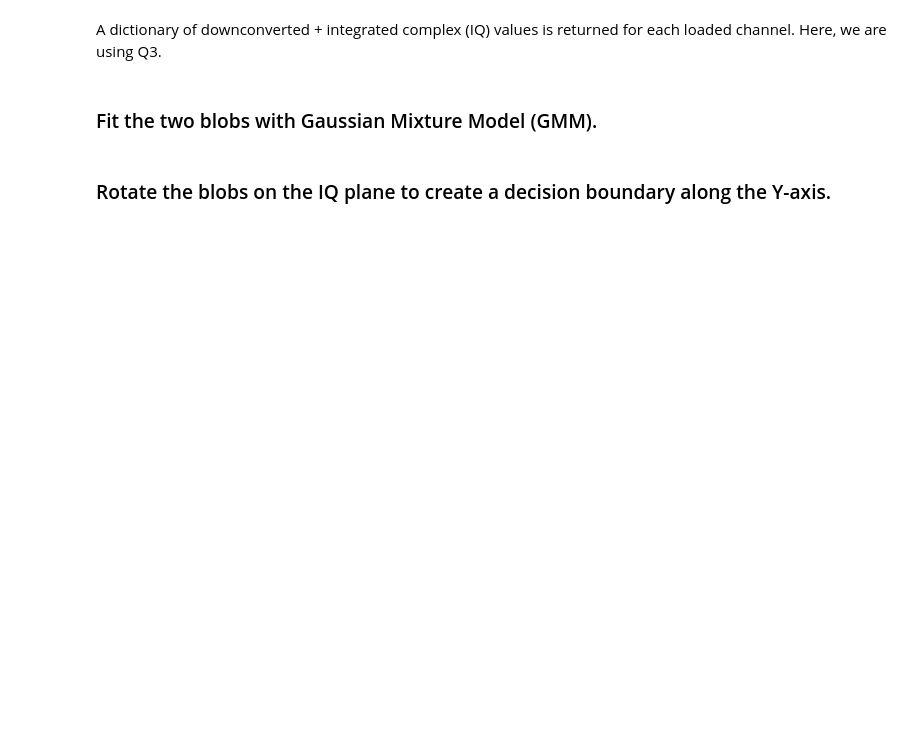
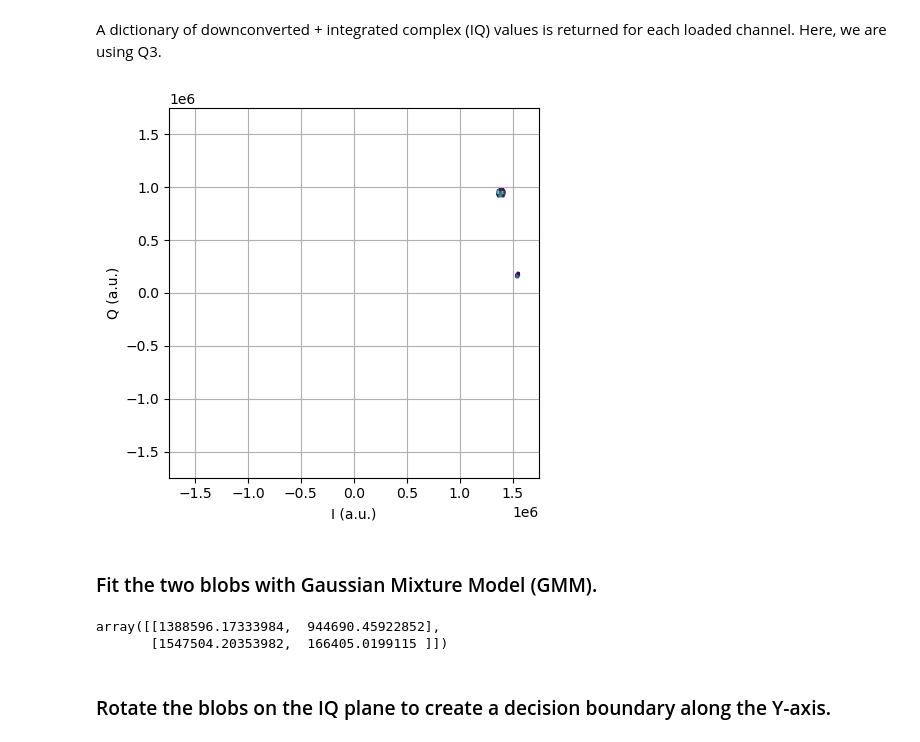
Before and after one commit to ghuangatlbl/qubictutorial, a Jupyter notebook: Part2-HardwareDemo.ipynb, the cells around one changed output. Saved outputs shown, nothing was run; the diff lists cells and outputs as text; code cells hidden in the pictures; blank space fills up the shorter version.

```diff
--- a/Part2-HardwareDemo.ipynb
+++ b/Part2-HardwareDemo.ipynb
@@ -94,10 +135,10 @@ Define a circuit with calibrated gates / parameters.
 circuit_2 = [
 
     # play a pi/2 pulse on Q3
-    {'name': 'X90', 'qubit': 'Q3', 'modi':{(0, 'amp'): 0.80, (0, 'freq'): 400e6}},
+    {'name': 'X90', 'qubit': 'Q0', 'modi':{(0, 'amp'): 0.80, (0, 'freq'): 400e6}},
 
     # play two pi/2 pulses on Q3 and Q6 simultaneously
-    {'name': 'X90', 'qubit': 'Q3'},
+    {'name': 'X90', 'qubit': 'Q0'},
     {'name': 'X90', 'qubit': 'Q6'},
 
     # add delay
@@ -107,10 +148,10 @@ circuit_2 = [
     {'name': 'CNOT', 'qubit': ['Q3','Q6']},
 
     # schedule barrier
-    {'name': 'barrier', 'qubit': ['Q3','Q6']},
+    {'name': 'barrier', 'qubit': ['Q0','Q6']},
 
     # play readout gates for measurement
-    {'name': 'read', 'qubit': 'Q3'},
+    {'name': 'read', 'qubit': 'Q0'},
     {'name': 'read', 'qubit': 'Q6'}
 
 ]
@@ -181,20 +244,26 @@ A dictionary of downconverted + integrated complex (IQ) values is returned for e
 # %%
 plt.figure()
 ax1 = plt.subplot(111)
 ax1.set_aspect('equal')
-ax1.hexbin(s11['Q3.rdlo'].real[0], s11['Q3.rdlo'].imag[0], gridsize=50, mincnt=20)
-lim = max(1.1*max(max(abs(s11['Q3.rdlo'].real[0])), max(abs(s11['Q3.rdlo'].imag[0]))), 0.1)
+ax1.hexbin(s11[0]['Q3.rdlo'].real, s11[0]['Q3.rdlo'].imag, gridsize=50, mincnt=20)
+lim = max(1.1*max(max(abs(s11[0]['Q3.rdlo'].real)), max(abs(s11[0]['Q3.rdlo'].imag))), 0.1)
 ax1.set_xlim([-lim,lim])
 ax1.set_ylim([-lim,lim])
 ax1.set_xlabel('I (a.u.)')
 ax1.set_ylabel('Q (a.u.)')
 plt.grid()
+# %% [output]
+[figure, added]
 # %% [markdown]
 ### Fit the two blobs with Gaussian Mixture Model (GMM).
 # %%
 gmm_manager = sd.GMMManager(chanmap_or_chan_cfgs=channel_configs)
+s11 = rs.tools.pack_s11_results(s11)
 gmm_manager.fit(s11)
 gmm_manager.gmm_dict['Q3'].gmmfit.means_
+# %% [output]
+array([[1388596.17333984,  944690.45922852],
+       [1547504.20353982,  166405.0199115 ]])
 # %% [markdown]
 ### Rotate the blobs on the IQ plane to create a decision boundary along the Y-axis.
 # %%
```
Also changed, not shown: parts of 16 cells of this notebook, 1 other file.
